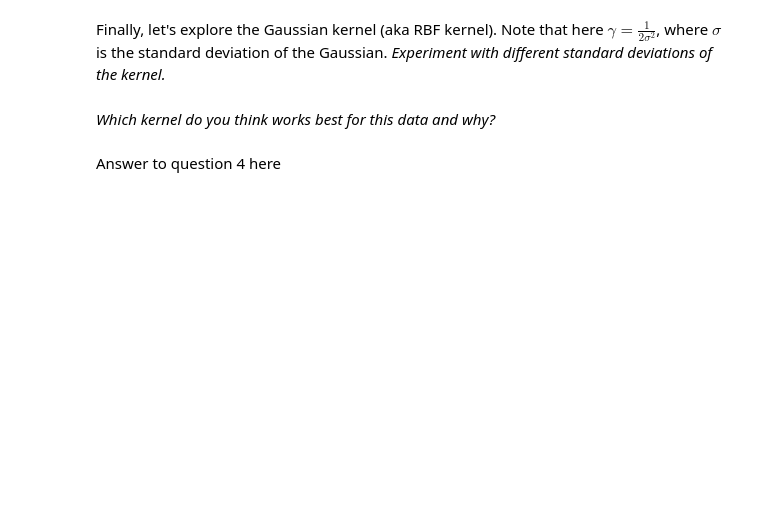
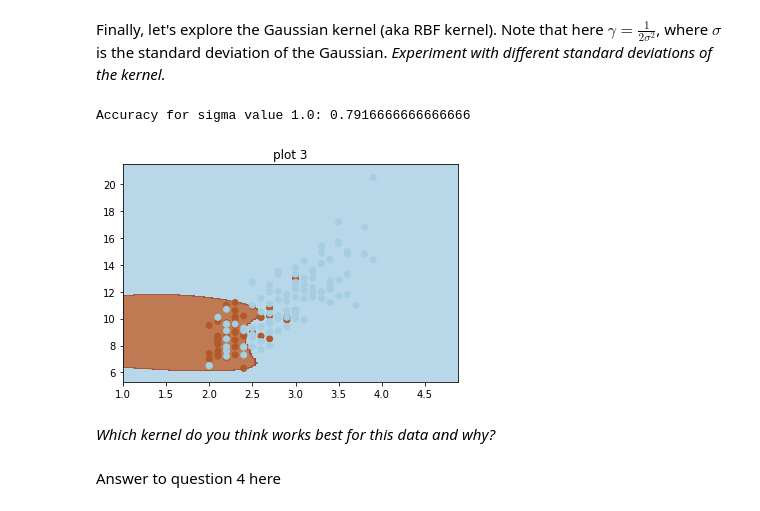
Before and after one commit to Shaunjs006/MBA_M3_Machine_Learning, a Jupyter notebook: workshop-materials-week3/week3-partial.ipynb, the cells around one changed output. Saved outputs shown, nothing was run; the diff lists cells and outputs as text; code cells hidden in the pictures; blank space fills up the shorter version.

```diff
--- a/workshop-materials-week3/week3-partial.ipynb
+++ b/workshop-materials-week3/week3-partial.ipynb
@@ -216,3 +266,21 @@ Finally, let's explore the Gaussian kernel (aka RBF kernel). Note that here $\ga
+# %%
+##answer to question 3 here
+from sklearn.svm import SVC
+sigma_values = [0.1, 0.5, 1.0, 2.0, 5.0]
+for sigma in sigma_values:
+    gamma__ = 1 / (2 * sigma**2)
+    cls = SVC(kernel='rbf', gamma=gamma__)
+    cls.fit(X, y)
+    X,y = load_cats_data()
+    plot_boundary(X, y, cls, "plot 3")
+    y_pred = cls.predict(X)
+    accuracy = accuracy_score(y, y_pred)
+    print(f'Accuracy for sigma value {sigma}: {accuracy}')
+    break
+# the accuracy merged to 0.9722 for sigma when it approach to 0.
+# %% [output]
+Accuracy for sigma value 1.0: 0.7916666666666666
+[figure, added]
 # %% [markdown]
 *Which kernel do you think works best for this data and why?*
 # %% [markdown]
```
Also changed, not shown: parts of 8 cells of this notebook.
